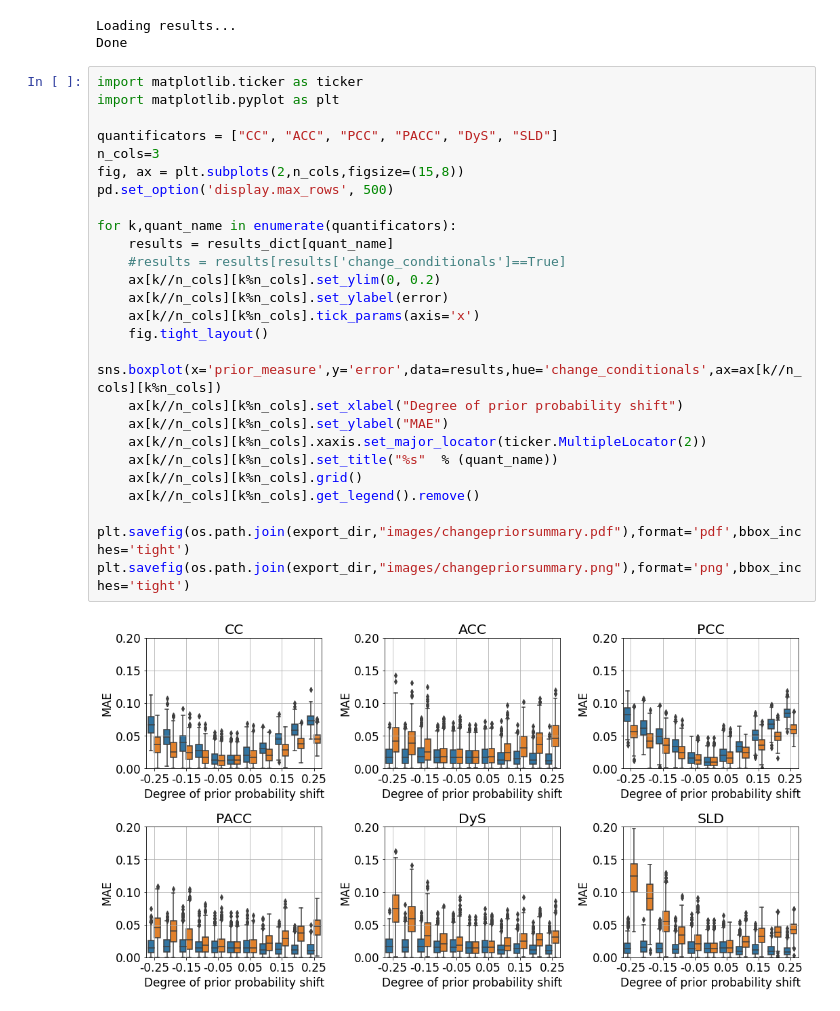
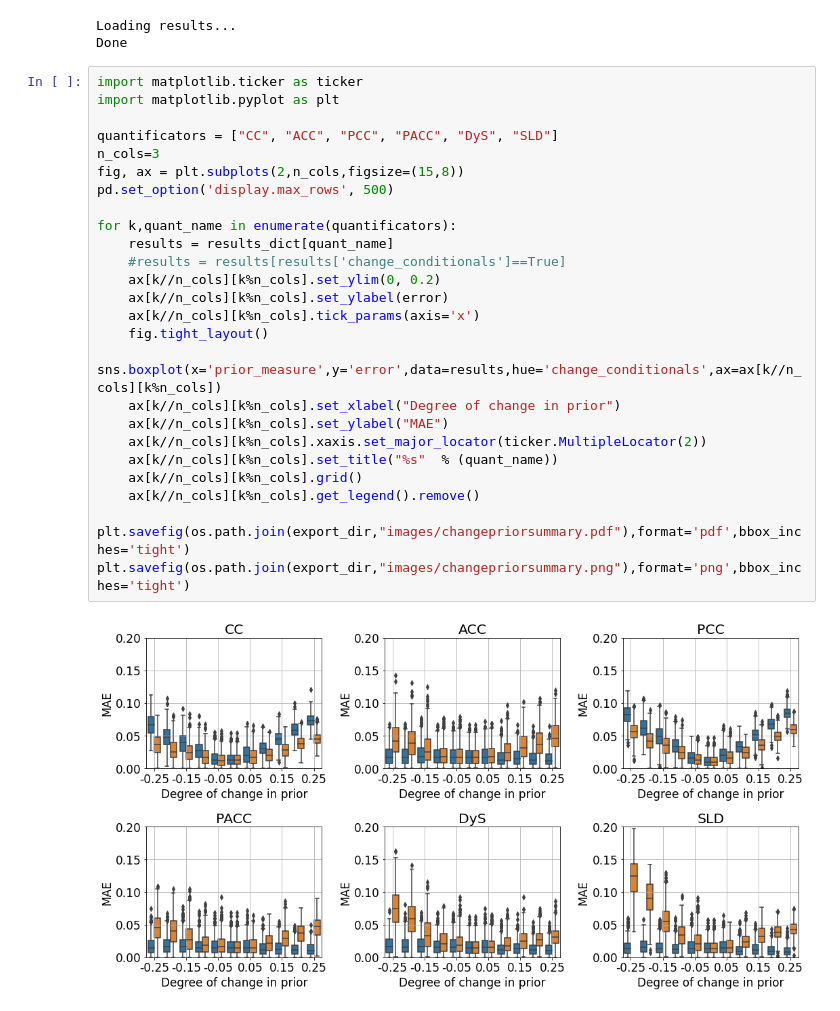
Before and after one commit to pglez82/quant_datasetshift, a Jupyter notebook: analyze_results_changeprior.ipynb, the cells around one changed output. Saved outputs shown, nothing was run; the diff lists cells and outputs as text.

Commit message:
trying to understand CC in change in prior

```diff
--- a/analyze_results_changeprior.ipynb
+++ b/analyze_results_changeprior.ipynb
@@ -32,28 +32,28 @@ Done
 # %%
 import matplotlib.ticker as ticker
 import matplotlib.pyplot as plt
 
 quantificators = ["CC", "ACC", "PCC", "PACC", "DyS", "SLD"]
 n_cols=3
 fig, ax = plt.subplots(2,n_cols,figsize=(15,8))
 pd.set_option('display.max_rows', 500)
 
 for k,quant_name in enumerate(quantificators):
     results = results_dict[quant_name]
     #results = results[results['change_conditionals']==True]
     ax[k//n_cols][k%n_cols].set_ylim(0, 0.2)
     ax[k//n_cols][k%n_cols].set_ylabel(error)
     ax[k//n_cols][k%n_cols].tick_params(axis='x')
     fig.tight_layout()
     sns.boxplot(x='prior_measure',y='error',data=results,hue='change_conditionals',ax=ax[k//n_cols][k%n_cols])
-    ax[k//n_cols][k%n_cols].set_xlabel("Degree of prior probability shift")
+    ax[k//n_cols][k%n_cols].set_xlabel("Degree of change in prior")
     ax[k//n_cols][k%n_cols].set_ylabel("MAE")
     ax[k//n_cols][k%n_cols].xaxis.set_major_locator(ticker.MultipleLocator(2))
     ax[k//n_cols][k%n_cols].set_title("%s"  % (quant_name))
     ax[k//n_cols][k%n_cols].grid()
     ax[k//n_cols][k%n_cols].get_legend().remove()
 
 plt.savefig(os.path.join(export_dir,"images/changepriorsummary.pdf"),format='pdf',bbox_inches='tight')
 plt.savefig(os.path.join(export_dir,"images/changepriorsummary.png"),format='png',bbox_inches='tight')
 # %% [output]
-[figure, old version]
+[figure, new version]
```
